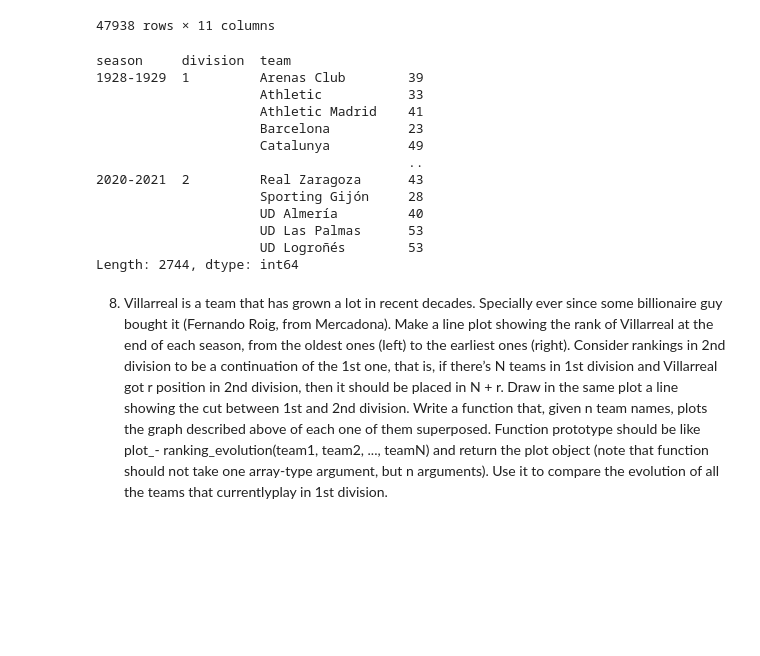
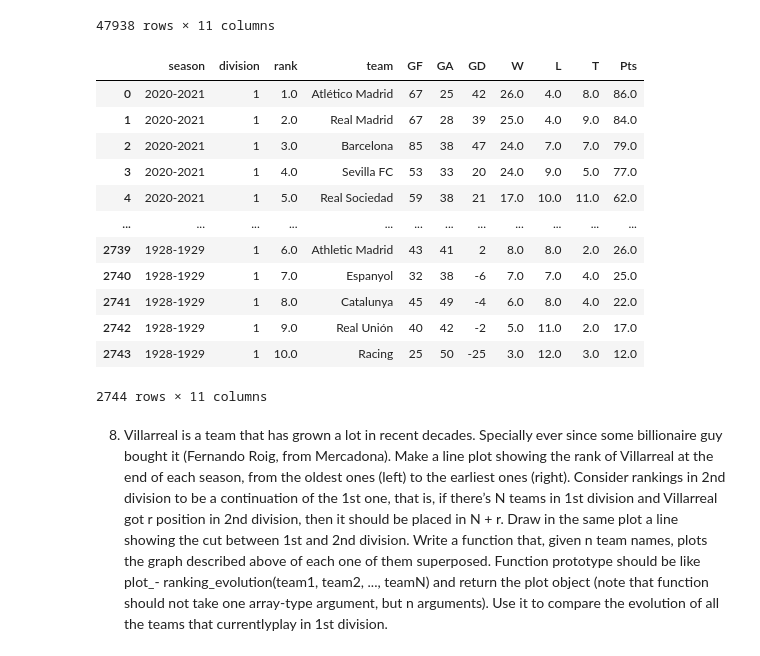
Before and after one commit to tinchit0/la-quiniela, a Jupyter notebook: analysis/LaLigaDataAnalysis.ipynb, the cells around one changed output. Cells and saved outputs as stored; diff of their text form; code cells hidden in the pictures; blank space fills up the shorter version.

```diff
--- a/analysis/LaLigaDataAnalysis.ipynb
+++ b/analysis/LaLigaDataAnalysis.ipynb
@@ -332,47 +332,47 @@ tie = tie_home.add(tie_visitor, fill_value=0)
 
 goals_home = df_ranking.groupby(["season", "division", "home_team"])["goals_home"].sum()
 goals_visitor = df_ranking.groupby(["season", "division", "away_team"])["goals_visitor"].sum()
 GF = goals_home.add(goals_visitor, fill_value=0)
 GF.index = GF.index.set_names("team", level="home_team")
 
 goals_home = df_ranking.groupby(["season", "division", "home_team"])["goals_visitor"].sum()
 goals_visitor = df_ranking.groupby(["season", "division", "away_team"])["goals_home"].sum()
 GA = goals_home.add(goals_visitor, fill_value=0)
 GA.index = GA.index.set_names("team", level="home_team")
 
 GD = GF - GA
 
 df_result = pd.DataFrame({
     "GF": GF,
     "GA": GA,
     "GD": GD,
     "W": win,
     "L": loss,
     "T": tie,
     "Pts": points
 }).reset_index()
 
 def add_ranking(df):
     df.insert(2, "rank", df["Pts"].rank(ascending=False, method="first"))
     return df
 df_result = df_result.reset_index(drop=True).sort_values(["Pts", "GD", "GF"], ascending=[False, False, False]).reset_index(drop=True)
 df_result = df_result.groupby(["season", "division"]).apply(add_ranking).reset_index(drop=True).sort_values(["season", "division"], ascending=[False, True]).reset_index(drop=True)
 
-GA
+df_result
 # %% [output]
+|  | season | division | rank | team | GF | GA | GD | W | L | T | Pts |
+| 0 | 2020-2021 | 1 | 1.0 | Atlético Madrid | 67 | 25 | 42 | 26.0 | 4.0 | 8.0 | 86.0 |
+| 1 | 2020-2021 | 1 | 2.0 | Real Madrid | 67 | 28 | 39 | 25.0 | 4.0 | 9.0 | 84.0 |
+| 2 | 2020-2021 | 1 | 3.0 | Barcelona | 85 | 38 | 47 | 24.0 | 7.0 | 7.0 | 79.0 |
+| 3 | 2020-2021 | 1 | 4.0 | Sevilla FC | 53 | 33 | 20 | 24.0 | 9.0 | 5.0 | 77.0 |
+| 4 | 2020-2021 | 1 | 5.0 | Real Sociedad | 59 | 38 | 21 | 17.0 | 10.0 | 11.0 | 62.0 |
+| ... | ... | ... | ... | ... | ... | ... | ... | ... | ... | ... | ... |
+| 2739 | 1928-1929 | 1 | 6.0 | Athletic Madrid | 43 | 41 | 2 | 8.0 | 8.0 | 2.0 | 26.0 |
+| 2740 | 1928-1929 | 1 | 7.0 | Espanyol | 32 | 38 | -6 | 7.0 | 7.0 | 4.0 | 25.0 |
+| 2741 | 1928-1929 | 1 | 8.0 | Catalunya | 45 | 49 | -4 | 6.0 | 8.0 | 4.0 | 22.0 |
+| 2742 | 1928-1929 | 1 | 9.0 | Real Unión | 40 | 42 | -2 | 5.0 | 11.0 | 2.0 | 17.0 |
+| 2743 | 1928-1929 | 1 | 10.0 | Racing | 25 | 50 | -25 | 3.0 | 12.0 | 3.0 | 12.0 |
-season     division  team
-1928-1929  1         Arenas Club        39
-                     Athletic           33
-                     Athletic Madrid    41
-                     Barcelona          23
-                     Catalunya          49
-                                        ..
-2020-2021  2         Real Zaragoza      43
-                     Sporting Gijón     28
-                     UD Almería         40
-                     UD Las Palmas      53
-                     UD Logroñés        53
-Length: 2744, dtype: int64
+2744 rows × 11 columns
 # %% [markdown]
 8. Villarreal is a team that has grown a lot in recent decades. Specially ever since some billionaire guy bought it (Fernando Roig, from Mercadona). Make a line plot showing the rank of Villarreal at the end of each season, from the oldest ones (left) to the earliest ones (right). Consider rankings in 2nd division to be a continuation of the 1st one, that is, if there’s N teams in
 1st division and Villarreal got r position in 2nd division, then it should be placed in N + r. Draw in the same plot a line showing the cut between 1st and 2nd division. Write a function that, given n team names, plots the graph described above of each one of them superposed. Function prototype should be like plot_- ranking_evolution(team1, team2, ..., teamN) and return the plot object (note that function should not take one array-type argument, but n arguments). Use it to compare the evolution of all the teams that currentlyplay in 1st division.
```
Also changed, not shown: parts of 5 cells of this notebook.
